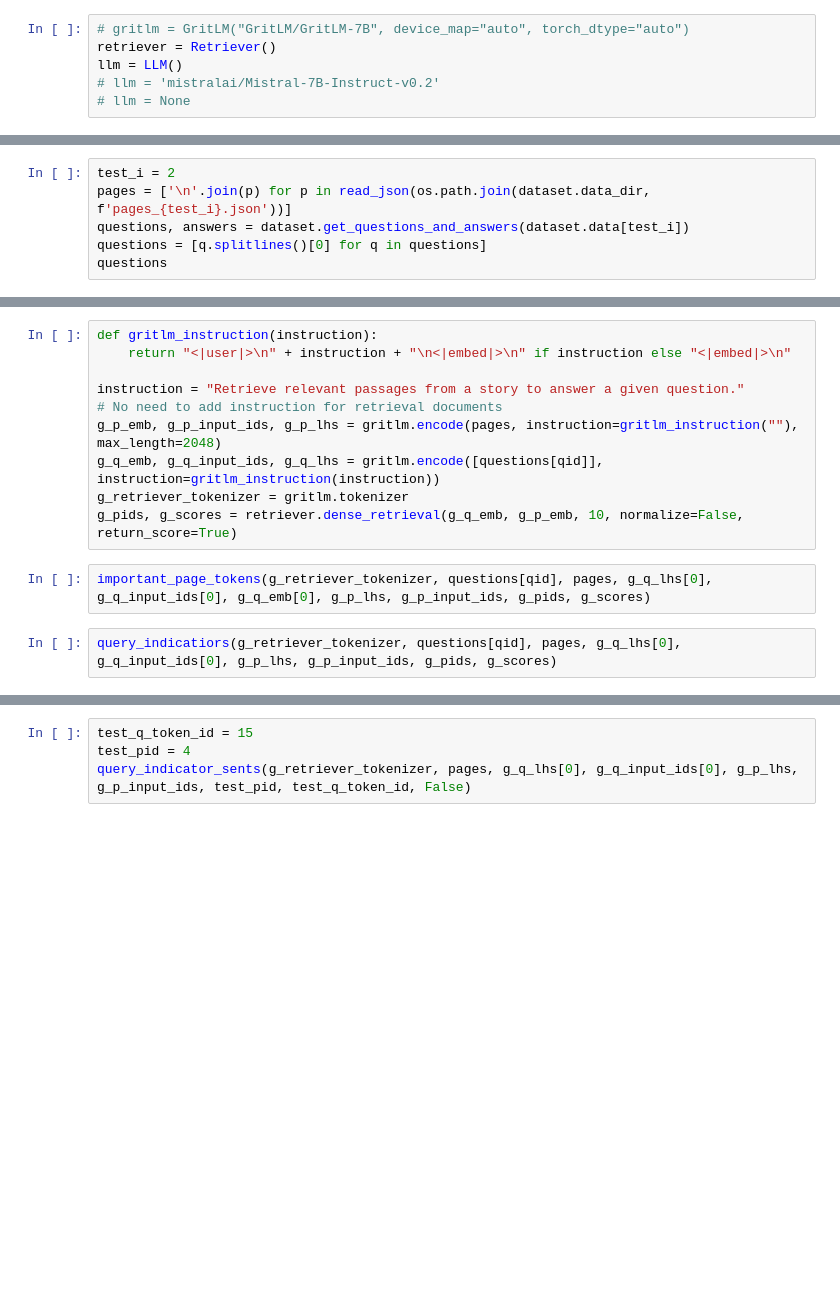
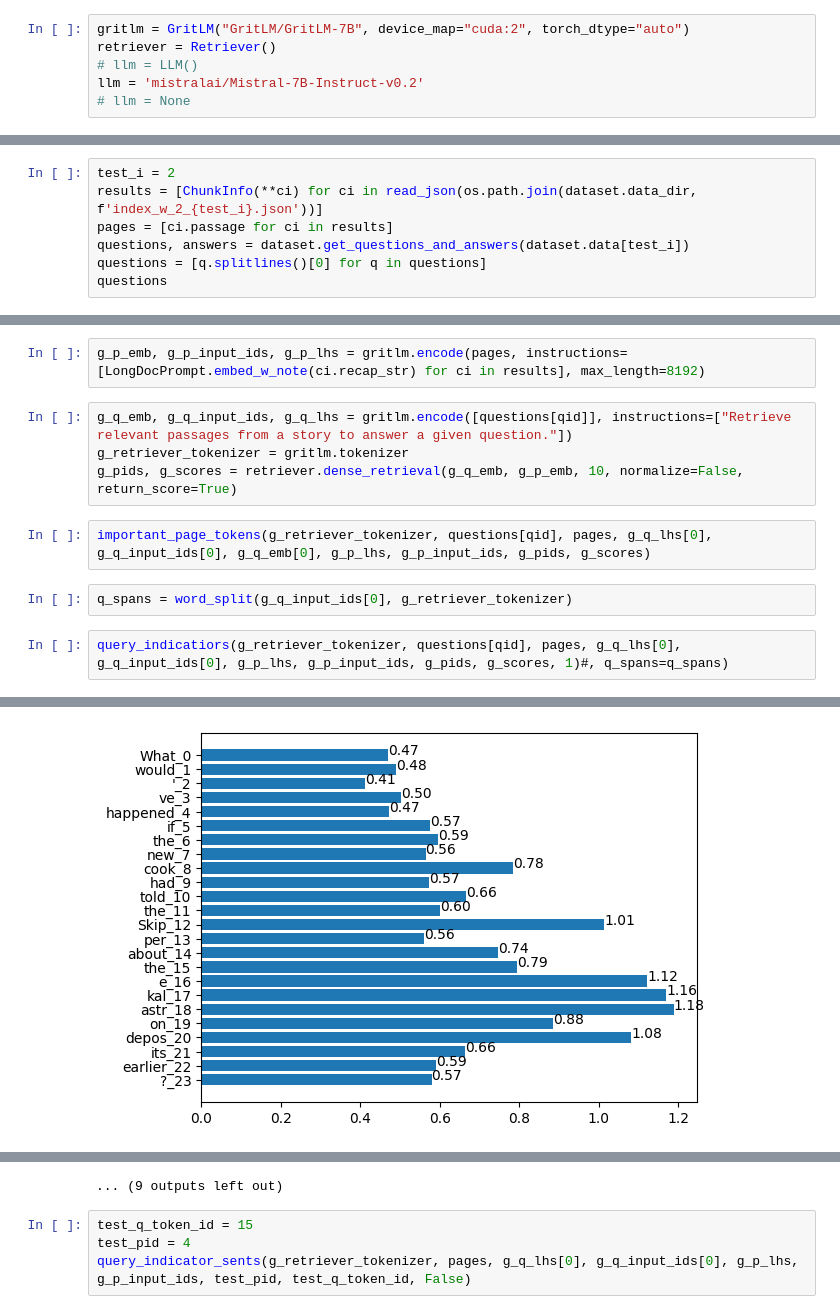
Before and after one commit to ZhuKerui/LongDoc, a Jupyter notebook: script/retrieval/knowledge_navigate.ipynb, the cells around one changed output, grey strips where cells are left out. Drawn from its saved outputs; the diff is of its cells as text; blank space fills up the shorter version.

```diff
--- a/script/retrieval/knowledge_navigate.ipynb
+++ b/script/retrieval/knowledge_navigate.ipynb
@@ -14,6 +14,6 @@ from index_files import LongDoc, write_json, QualityDataset, NarrativeQADataset,
 # %%
-# gritlm = GritLM("GritLM/GritLM-7B", device_map="auto", torch_dtype="auto")
+gritlm = GritLM("GritLM/GritLM-7B", device_map="cuda:2", torch_dtype="auto")
 retriever = Retriever()
-llm = LLM()
-# llm = 'mistralai/Mistral-7B-Instruct-v0.2'
+# llm = LLM()
+llm = 'mistralai/Mistral-7B-Instruct-v0.2'
 # llm = None
@@ -220,6 +137,7 @@ def query_indicator_sents(retriever_tokenizer:AutoTokenizer, pages, q_lhs:np.nda
 # %%
 test_i = 2
-pages = ['\n'.join(p) for p in read_json(os.path.join(dataset.data_dir, f'pages_{test_i}.json'))]
+results = [ChunkInfo(**ci) for ci in read_json(os.path.join(dataset.data_dir, f'index_w_2_{test_i}.json'))]
+pages = [ci.passage for ci in results]
 questions, answers = dataset.get_questions_and_answers(dataset.data[test_i])
 questions = [q.splitlines()[0] for q in questions]
 questions
@@ -247,14 +180,13 @@ query_indicator_sents(c_retriever_tokenizer, pages, c_q_lhs[0], c_q_input_ids[0]
+# %%
+g_p_emb, g_p_input_ids, g_p_lhs = gritlm.encode(pages, instructions=[LongDocPrompt.embed_w_note(ci.recap_str) for ci in results], max_length=8192)
 # %%
-def gritlm_instruction(instruction):
-    return "<|user|>\n" + instruction + "\n<|embed|>\n" if instruction else "<|embed|>\n"
-
-instruction = "Retrieve relevant passages from a story to answer a given question."
-# No need to add instruction for retrieval documents
-g_p_emb, g_p_input_ids, g_p_lhs = gritlm.encode(pages, instruction=gritlm_instruction(""), max_length=2048)
-g_q_emb, g_q_input_ids, g_q_lhs = gritlm.encode([questions[qid]], instruction=gritlm_instruction(instruction))
+g_q_emb, g_q_input_ids, g_q_lhs = gritlm.encode([questions[qid]], instructions=["Retrieve relevant passages from a story to answer a given question."])
 g_retriever_tokenizer = gritlm.tokenizer
 g_pids, g_scores = retriever.dense_retrieval(g_q_emb, g_p_emb, 10, normalize=False, return_score=True)
 # %%
 important_page_tokens(g_retriever_tokenizer, questions[qid], pages, g_q_lhs[0], g_q_input_ids[0], g_q_emb[0], g_p_lhs, g_p_input_ids, g_pids, g_scores)
+# %%
+q_spans = word_split(g_q_input_ids[0], g_retriever_tokenizer)
 # %%
-query_indicatiors(g_retriever_tokenizer, questions[qid], pages, g_q_lhs[0], g_q_input_ids[0], g_p_lhs, g_p_input_ids, g_pids, g_scores)
+query_indicatiors(g_retriever_tokenizer, questions[qid], pages, g_q_lhs[0], g_q_input_ids[0], g_p_lhs, g_p_input_ids, g_pids, g_scores, 1)#, q_spans=q_spans)
+# %% [output]
@@ -260,0 +210 @@ query_indicatiors(g_retriever_tokenizer, questions[qid], pages, g_q_lhs[0], g_q_
+[figure, added]
@@ -261,3 +301,4 @@ query_indicatiors(g_retriever_tokenizer, questions[qid], pages, g_q_lhs[0], g_q_
+... (9 outputs left out)
 # %%
 test_q_token_id = 15
 test_pid = 4
```
Also changed, not shown: parts of 37 cells of this notebook, 14 other files.
